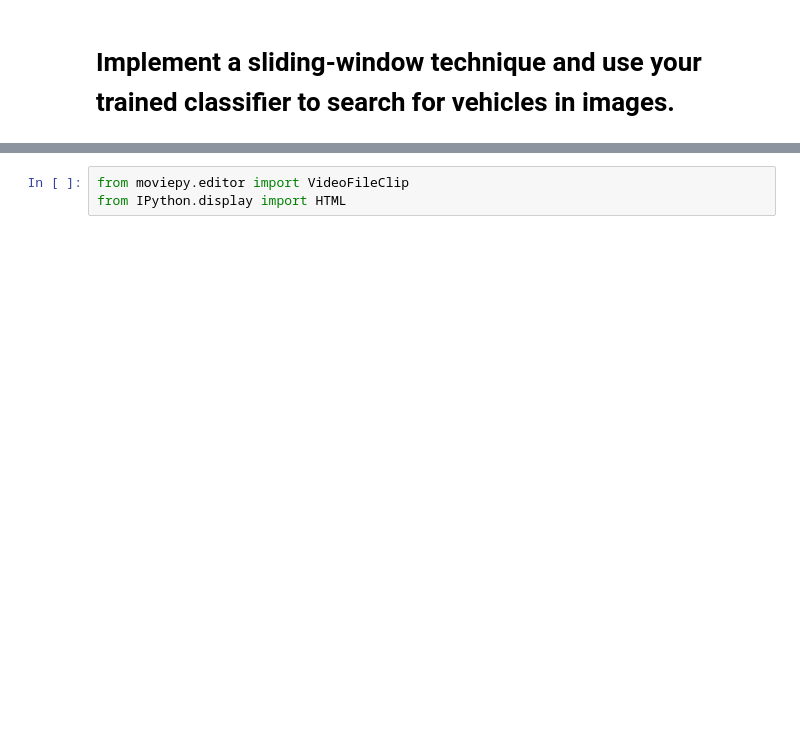
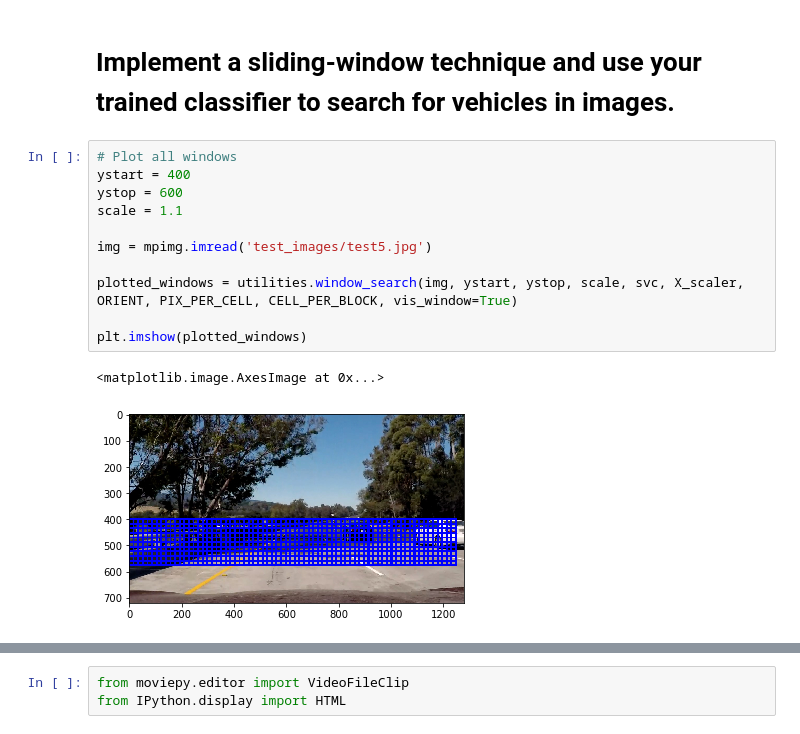
Before and after one commit to taikione/CarND-Vehicle-Detection, a Jupyter notebook: VehicleDetection-LinearSVM.ipynb, the cells around one changed output, grey strips where cells are left out. Cells and saved outputs as stored; diff of their text form; blank space fills up the shorter version.

```diff
--- a/VehicleDetection-LinearSVM.ipynb
+++ b/VehicleDetection-LinearSVM.ipynb
@@ -192,3 +244,17 @@ plt.subplots_adjust(left=0., right=1, top=0.9, bottom=0.)
 # %% [markdown]
 # Implement a sliding-window technique and use your trained classifier to search for vehicles in images.
+# %%
+# Plot all windows
+ystart = 400
+ystop = 600
+scale = 1.1
+
+img = mpimg.imread('test_images/test5.jpg')
+
+plotted_windows = utilities.window_search(img, ystart, ystop, scale, svc, X_scaler, ORIENT, PIX_PER_CELL, CELL_PER_BLOCK, vis_window=True)
+
+plt.imshow(plotted_windows)
+# %% [output]
+<matplotlib.image.AxesImage at 0x...>
+[figure, added]
 # %%
```
Also changed, not shown: parts of 21 cells of this notebook, 11 other files.
